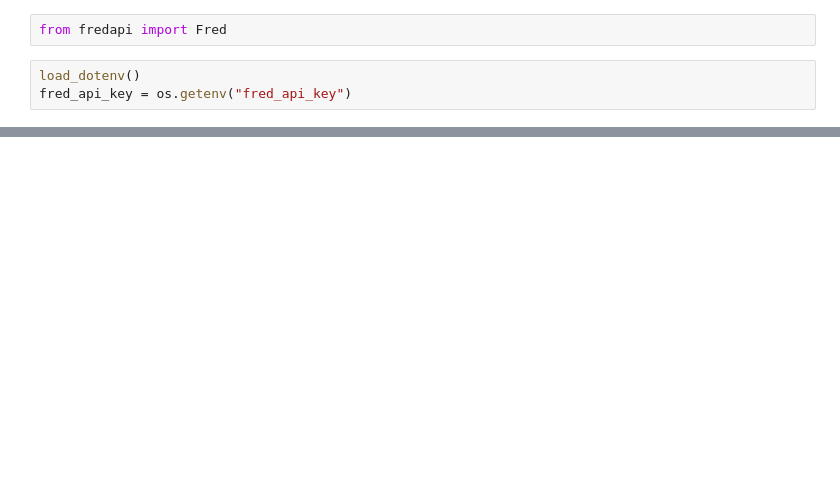
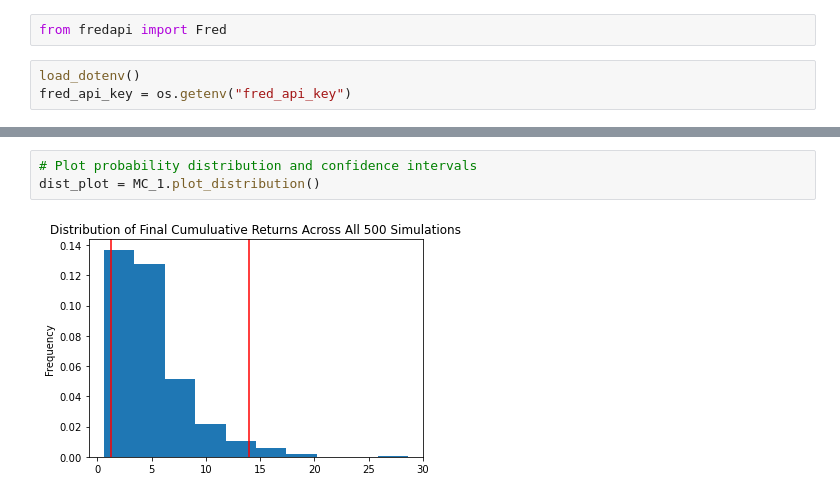
Before and after one commit to hagankj/Team-3-Repo, a Jupyter notebook: api_data.ipynb, the cells around one changed output, grey strips where cells are left out. Saved outputs shown, nothing was run; the diff lists cells and outputs as text; blank space fills up the shorter version.

```diff
--- a/api_data.ipynb
+++ b/api_data.ipynb
@@ -135,0 +235,5 @@ Length: 1239, dtype: float64
+# %%
+# Plot probability distribution and confidence intervals
+dist_plot = MC_1.plot_distribution()
+# %% [output]
+[figure, added]
```
Also changed, not shown: parts of 16 cells of this notebook, 1 other file.
